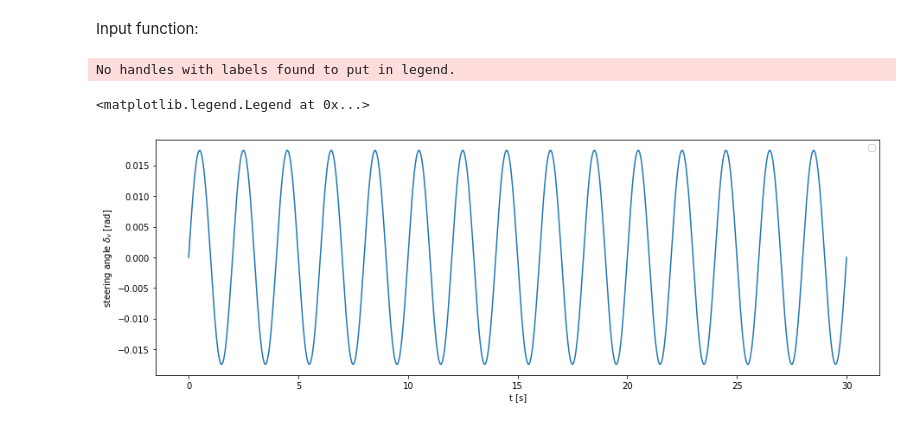
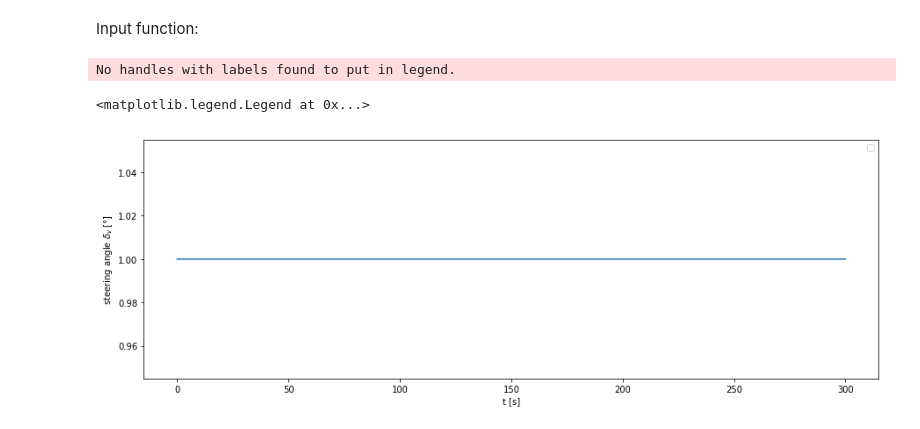
Before and after one commit to kopytjuk/future-mobility, a Jupyter notebook: Lineares Einspurmodell.ipynb, the cells around one changed output. Saved outputs shown, nothing was run; the diff lists cells and outputs as text; code cells hidden in the pictures.

```diff
--- a/Lineares Einspurmodell.ipynb
+++ b/Lineares Einspurmodell.ipynb
@@ -33,15 +56,28 @@ def δ_v(t):
+# %%
+def f4(t):
+    if isinstance(t, np.ndarray):
+        r = np.ones_like(t)
+        return 1/360*2*np.pi*r
+    else:
+        return 1/360*2*np.pi
+# %%
+def δ_v(t):
+    return f4(t)
+# %%
+T_sim = 300
+N_steps = T_sim*1000
 # %%
-t = np.linspace(0, 30, 10000)
+t = np.linspace(0, T_sim, N_steps)
 # %%
 plt.figure(figsize=(15,5))
-plt.plot(t, δ_v(t))
+plt.plot(t, δ_v(t)*360/(2*np.pi))
 plt.xlabel("t [s]")
-plt.ylabel("steering angle $δ_v$ [rad]")
+plt.ylabel("steering angle $δ_v$ [°]")
 plt.legend()
 # %% [output]
 No handles with labels found to put in legend.
 <matplotlib.legend.Legend at 0x...>
-[figure, old version]
+[figure, new version]
 # %%
 def transition_model(t, state):
     v, β, 𝜔 = state
```
Also changed, not shown: parts of 16 cells of this notebook.
